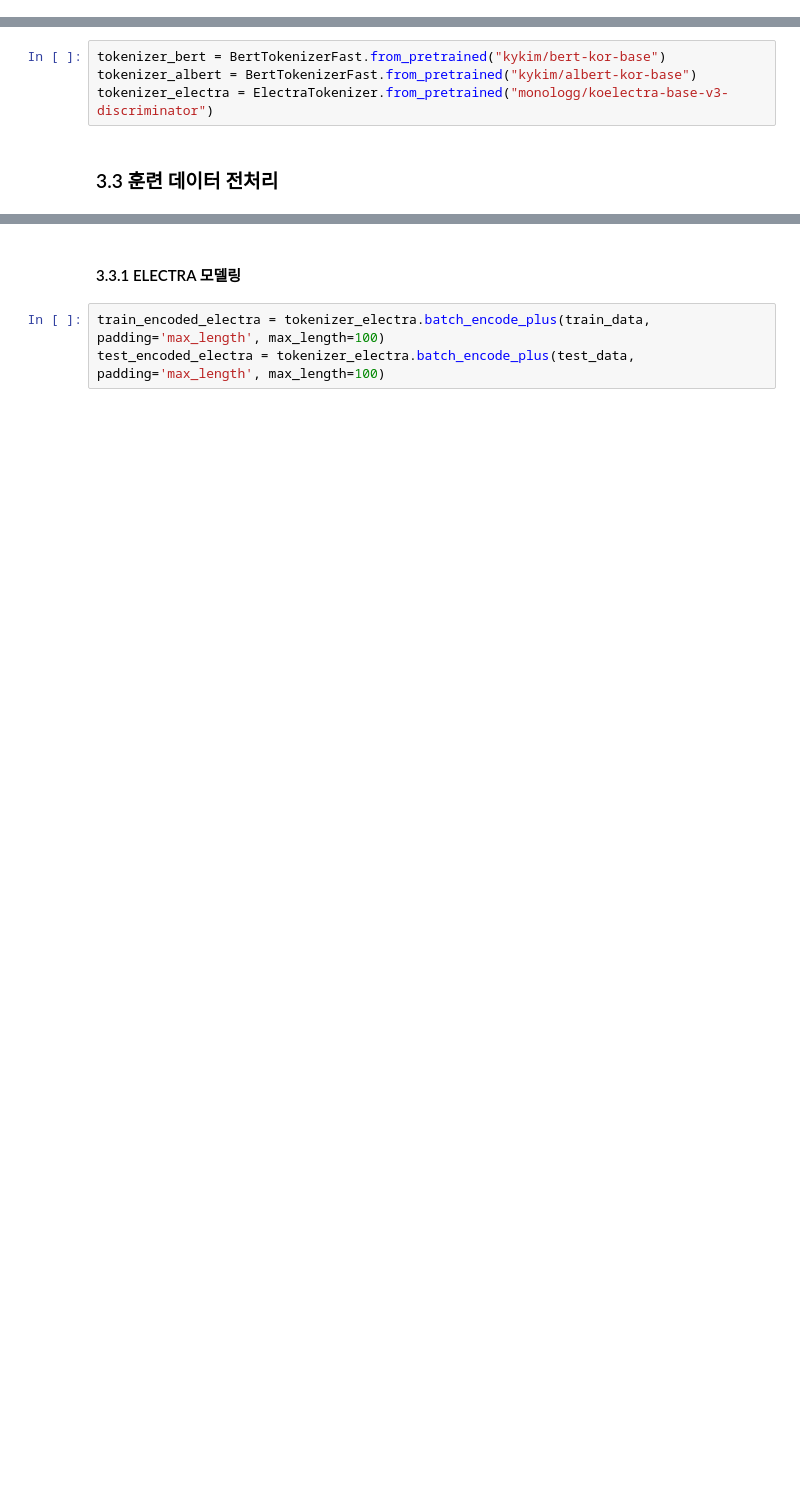
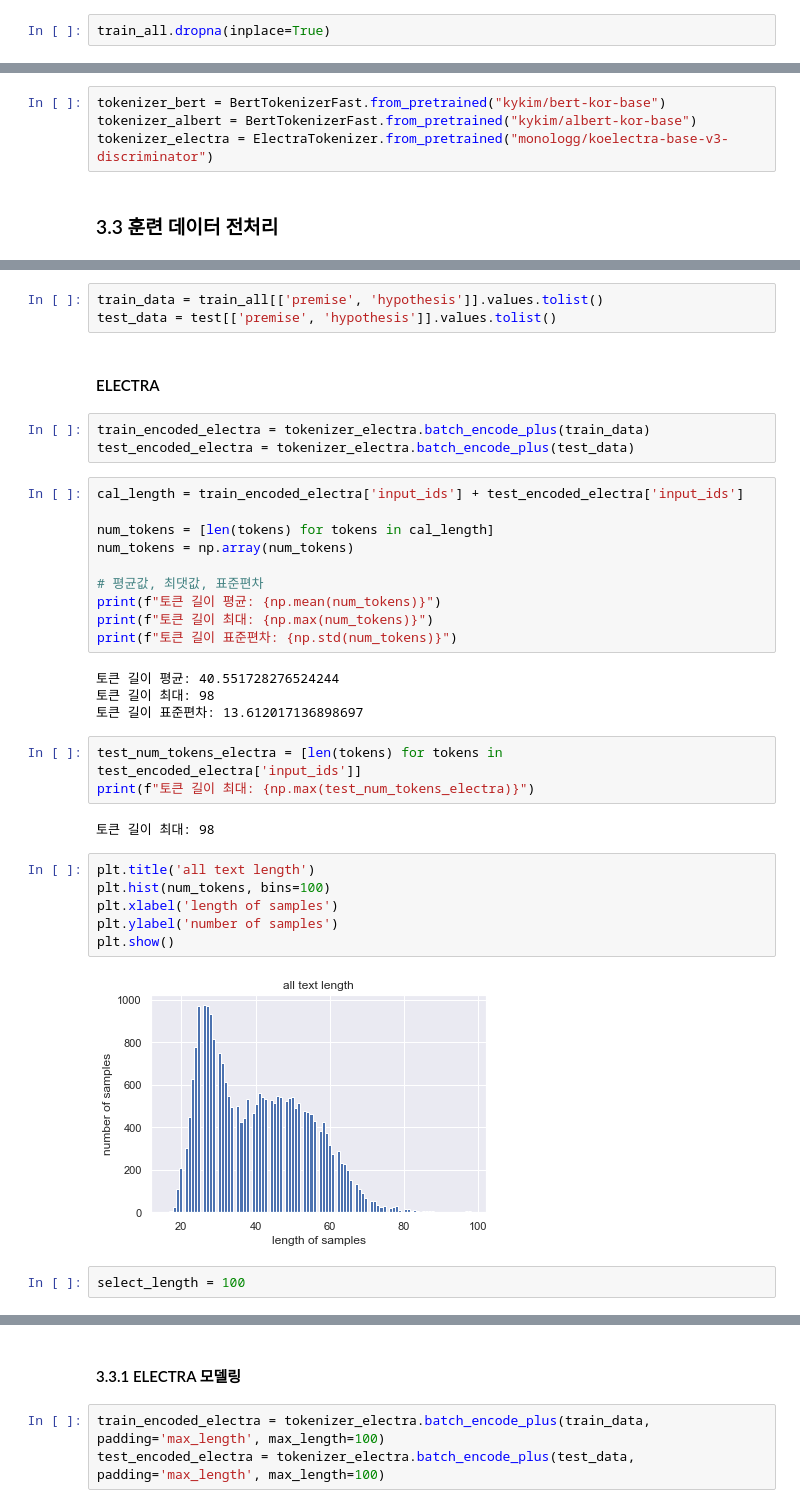
Before and after one commit to Seokii/HOSEO-AI-Competition-2022, a Jupyter notebook: notebooks/Stacking ELECTRA+BERT+ALBERT.ipynb, the cells around one changed output, grey strips where cells are left out. Cells and saved outputs as stored; diff of their text form; blank space fills up the shorter version.

```diff
--- a/notebooks/Stacking ELECTRA+BERT+ALBERT.ipynb
+++ b/notebooks/Stacking ELECTRA+BERT+ALBERT.ipynb
@@ -182,3 +139,5 @@ premise       0
 hypothesis    0
 label         0
 dtype: int64
+# %%
+train_all.dropna(inplace=True)
@@ -306,0 +284,37 @@ test_data = test[['premise', 'hypothesis']].values.tolist()
+# %%
+train_data = train_all[['premise', 'hypothesis']].values.tolist()
+test_data = test[['premise', 'hypothesis']].values.tolist()
+# %% [markdown]
+#### ELECTRA
+# %%
+train_encoded_electra = tokenizer_electra.batch_encode_plus(train_data)
+test_encoded_electra = tokenizer_electra.batch_encode_plus(test_data)
+# %%
+cal_length = train_encoded_electra['input_ids'] + test_encoded_electra['input_ids']
+
+num_tokens = [len(tokens) for tokens in cal_length]
+num_tokens = np.array(num_tokens)
+
+# 평균값, 최댓값, 표준편차
+print(f"토큰 길이 평균: {np.mean(num_tokens)}")
+print(f"토큰 길이 최대: {np.max(num_tokens)}")
+print(f"토큰 길이 표준편차: {np.std(num_tokens)}")
+# %% [output]
+토큰 길이 평균: 40.551728276524244
+토큰 길이 최대: 98
+토큰 길이 표준편차: 13.612017136898697
+# %%
+test_num_tokens_electra = [len(tokens) for tokens in test_encoded_electra['input_ids']]
+print(f"토큰 길이 최대: {np.max(test_num_tokens_electra)}")
+# %% [output]
+토큰 길이 최대: 98
+# %%
+plt.title('all text length')
+plt.hist(num_tokens, bins=100)
+plt.xlabel('length of samples')
+plt.ylabel('number of samples')
+plt.show()
+# %% [output]
+[figure, added]
+# %%
+select_length = 100
```
Also changed, not shown: parts of 90 cells of this notebook, 1 other file.
